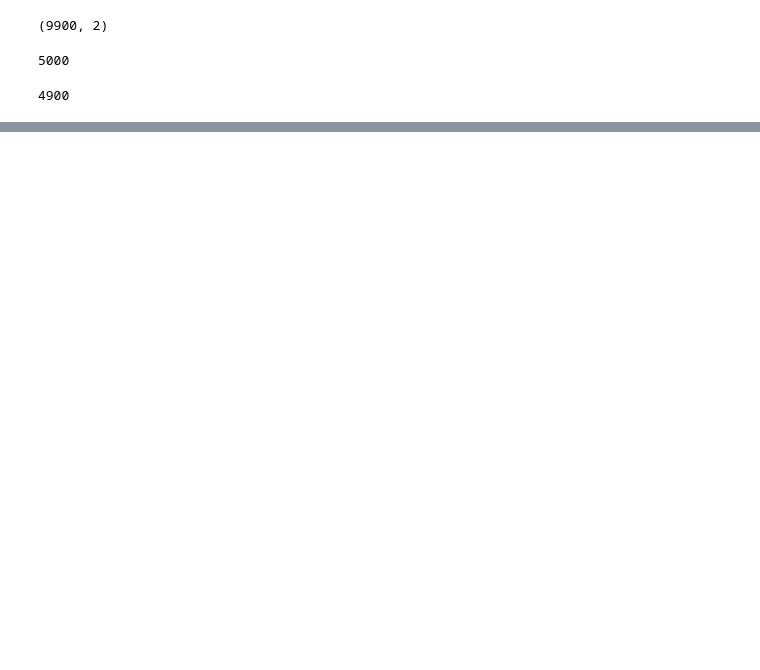
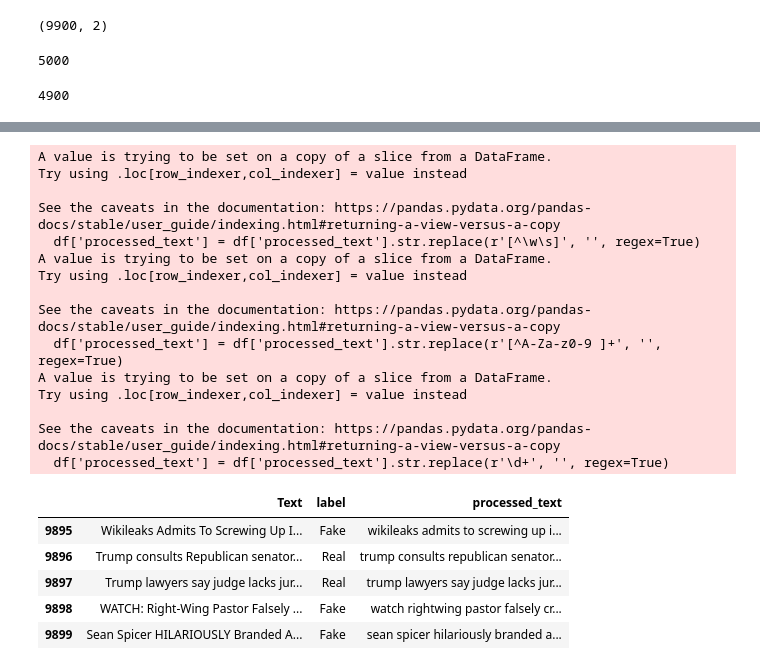
Before and after one commit to ahadaso042/Fake-New-Detection-System, a Jupyter notebook: CourseProject.ipynb, the cells around one changed output, grey strips where cells are left out. Saved outputs shown, nothing was run; the diff lists cells and outputs as text; code cells hidden in the pictures; blank space fills up the shorter version.

```diff
--- a/CourseProject.ipynb
+++ b/CourseProject.ipynb
@@ -36,0 +113,34 @@ print(sum_rows_real)
+# %%
+#preprocessing
+
+# remove punctuation
+df['processed_text'] = df['processed_text'].str.replace(r'[^\w\s]', '', regex=True)
+
+#remove special characters
+df['processed_text'] = df['processed_text'].str.replace(r'[^A-Za-z0-9 ]+', '', regex=True)
+
+#remove numbers
+df['processed_text'] = df['processed_text'].str.replace(r'\d+', '', regex=True)
+df.tail()
+# %% [output]
+A value is trying to be set on a copy of a slice from a DataFrame.
+Try using .loc[row_indexer,col_indexer] = value instead
+
+See the caveats in the documentation: https://pandas.pydata.org/pandas-docs/stable/user_guide/indexing.html#returning-a-view-versus-a-copy
+  df['processed_text'] = df['processed_text'].str.replace(r'[^\w\s]', '', regex=True)
+A value is trying to be set on a copy of a slice from a DataFrame.
+Try using .loc[row_indexer,col_indexer] = value instead
+
+See the caveats in the documentation: https://pandas.pydata.org/pandas-docs/stable/user_guide/indexing.html#returning-a-view-versus-a-copy
+  df['processed_text'] = df['processed_text'].str.replace(r'[^A-Za-z0-9 ]+', '', regex=True)
+A value is trying to be set on a copy of a slice from a DataFrame.
+Try using .loc[row_indexer,col_indexer] = value instead
+
+See the caveats in the documentation: https://pandas.pydata.org/pandas-docs/stable/user_guide/indexing.html#returning-a-view-versus-a-copy
+  df['processed_text'] = df['processed_text'].str.replace(r'\d+', '', regex=True)
+|  | Text | label | processed_text |
+| 9895 | Wikileaks Admits To Screwing Up I... | Fake | wikileaks admits to screwing up i... |
+| 9896 | Trump consults Republican senator... | Real | trump consults republican senator... |
+| 9897 | Trump lawyers say judge lacks jur... | Real | trump lawyers say judge lacks jur... |
+| 9898 | WATCH: Right-Wing Pastor Falsely ... | Fake | watch rightwing pastor falsely cr... |
+| 9899 | Sean Spicer HILARIOUSLY Branded A... | Fake | sean spicer hilariously branded a... |
```
Also changed, not shown: parts of 10 cells of this notebook.
